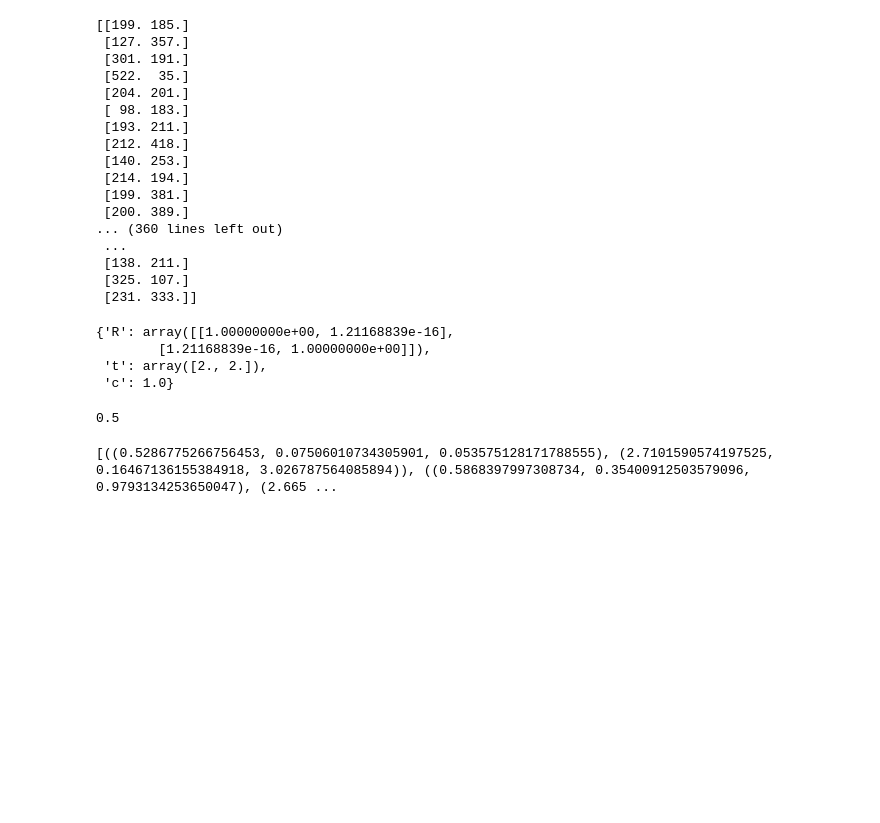
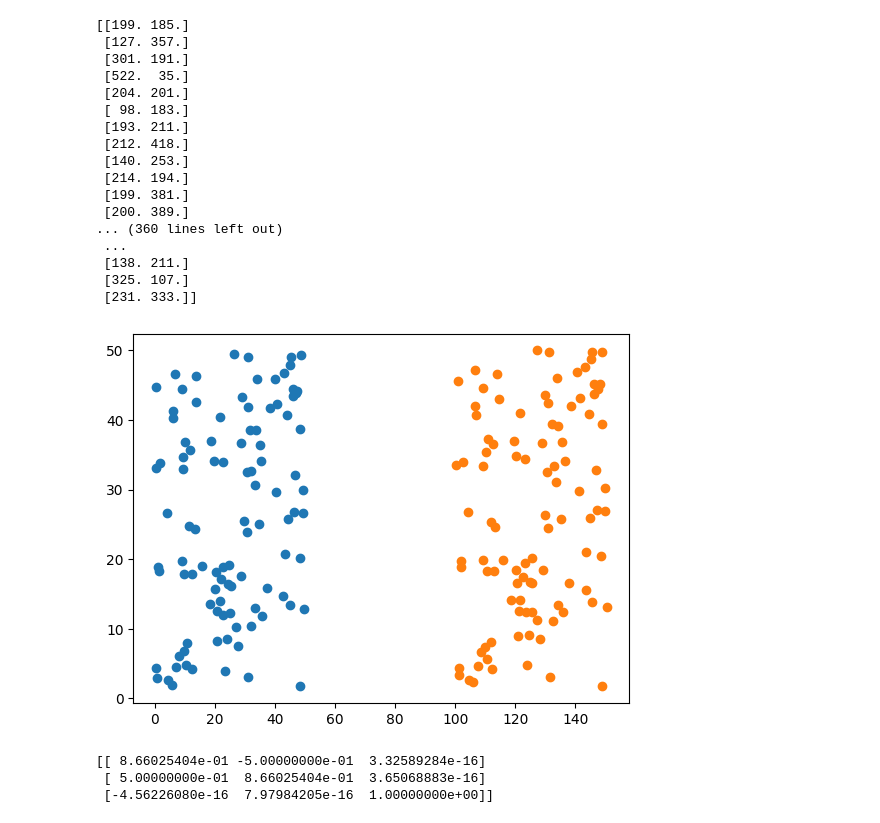
Before and after one commit to Sujan-PhdWork/RGBD_SLAM, a Jupyter notebook: rgbdSLAM.ipynb, the cells around one changed output. Cells and saved outputs as stored; diff of their text form; code cells hidden in the pictures; blank space fills up the shorter version.

Commit message:
ransac is working thresold needs to be set

```diff
--- a/rgbdSLAM.ipynb
+++ b/rgbdSLAM.ipynb
@@ -139,39 +153,58 @@ def ransac(matches):
 
 
 matches = [((1, 2), (3, 4)), ((5, 6), (7, 8)), ((9, 10), (11, 12))]
-ransac(matches)
+# ransac(matches)
-# %% [output]
-{'R': array([[1.00000000e+00, 1.21168839e-16],
-        [1.21168839e-16, 1.00000000e+00]]),
- 't': array([2., 2.]),
- 'c': 1.0}
 # %%
 th=np.pi*0/180.0
 
-R1=np.array([[np.cos(th),-np.sin(th),0],
-            [np.sin(th),np.cos(th),0],
-            [0,0,1]])
+# R1=np.array([[np.cos(th),-np.sin(th),0],
+#             [np.sin(th),np.cos(th),0],
+#             [0,0,1]])
+R1=np.array([[np.cos(th),-np.sin(th)],
+            [np.sin(th),np.cos(th)]])
 
-c1=0.5
-t1=np.array([2.5,0,3.0])
 
-# kp1=np.array([[1,2,3],[5,6,7],[9,10,11]])
-kp1=np.random.rand(3,3)
+c1=1
+t1=np.array([100,0]).T
+
+# kp1=np.array([[1,2,3],[5,6,7]])
+kp1=50*np.random.rand(2,100)
+
+
 
 
 matches=[]
-for i in range(kp1.shape[0]):
-    k1=kp1[i,:]
-    k1 = tuple(k1)
-    k2=c1*np.dot(R1,kp1[i,:])+t1
-    k2 = tuple(k2)
+for i in range(kp1.shape[1]):
+    k1=kp1[:,i]
+    # k1 = tuple(k1)
+    noise=np.random.rand(2)
+    k2=c1*np.dot(R1,kp1[:,i])+t1+noise
+    # print(k2.shape,noise.shape)
+    # k2 = tuple(k2)
     matches.append((k1,k2))
 
 # print(matches)
-params=ransac(matches)
-print(params['c'])
+
+
+
+
+# params=ransac(matches)
+# print(params['c'])
-# %% [output]
-0.5
+# %%
+coordinate_array=np.array(matches)
+kp1=coordinate_array[:,0,:].T
+kp2=coordinate_array[:,1,:].T
+
+plt.scatter(kp1[0,:],kp1[1,:])
+plt.scatter(kp2[0,:],kp2[1,:])
+plt.show()
+
+T=Transformation()
+T.compute_parameter(kp1,kp2)
+error=T.error(kp1,kp2)
+# print(error)
+# %% [output]
+[figure, added]
 # %%
 R2=params['R']
 t2=params['t']
@@ -180,12 +213,14 @@ c2=params['c']
 
 matches2=[]
 
-for i in range(kp1.shape[0]):
-    k1=kp1[i,:]
+for i in range(kp1.shape[1]):
+    k1=kp1[:,i]
     k1 = tuple(k1)
-    k2=c2*np.dot(R2,kp1[i,:])+t2
+    k2=c2*np.dot(R2,kp1[:,i])+t2
     k2 = tuple(k2)
     matches2.append((k1,k2))
-print(matches2)
+print(R2)
 # %% [output]
-[((0.5286775266756453, 0.07506010734305901, 0.053575128171788555), (2.7101590574197525, 0.16467136155384918, 3.026787564085894)), ((0.5868397997308734, 0.35400912503579096, 0.9793134253650047), (2.665 ...
+[[ 8.66025404e-01 -5.00000000e-01  3.32589284e-16]
+ [ 5.00000000e-01  8.66025404e-01  3.65068883e-16]
+ [-4.56226080e-16  7.97984205e-16  1.00000000e+00]]
```
Also changed, not shown: parts of 10 cells of this notebook, 2 other files.
